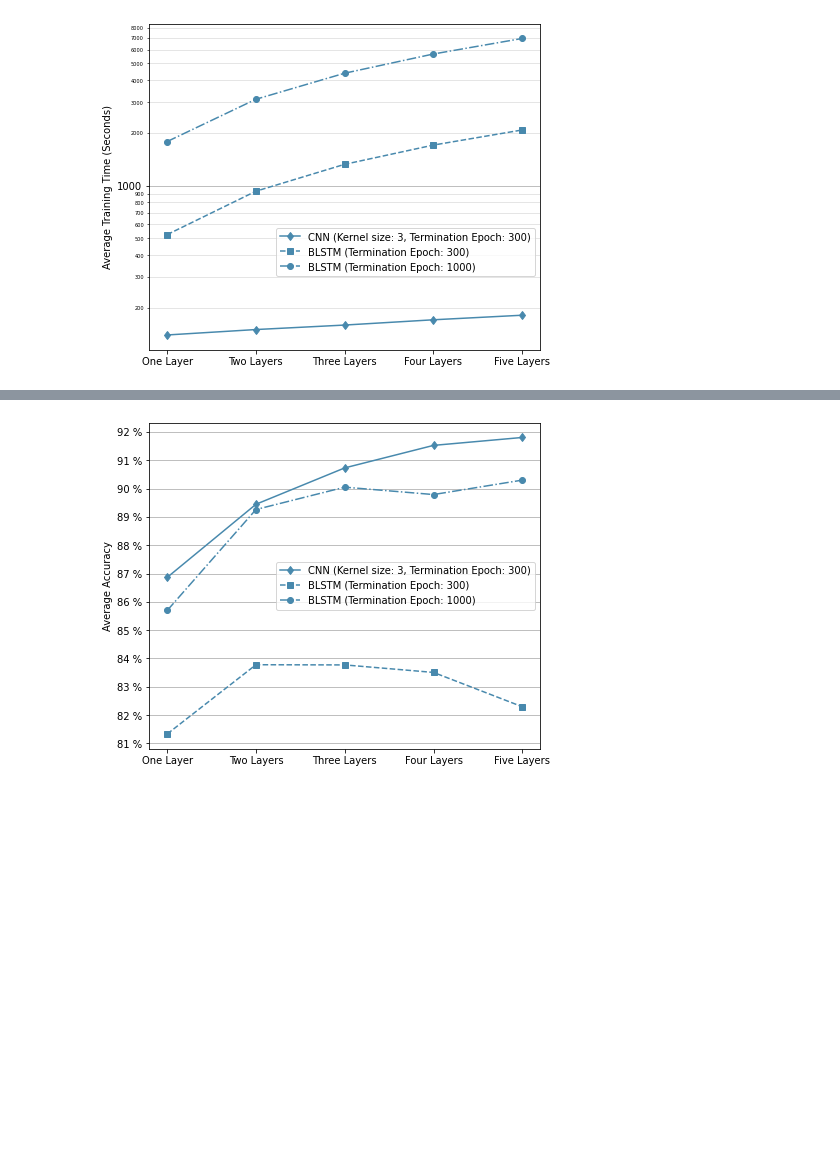
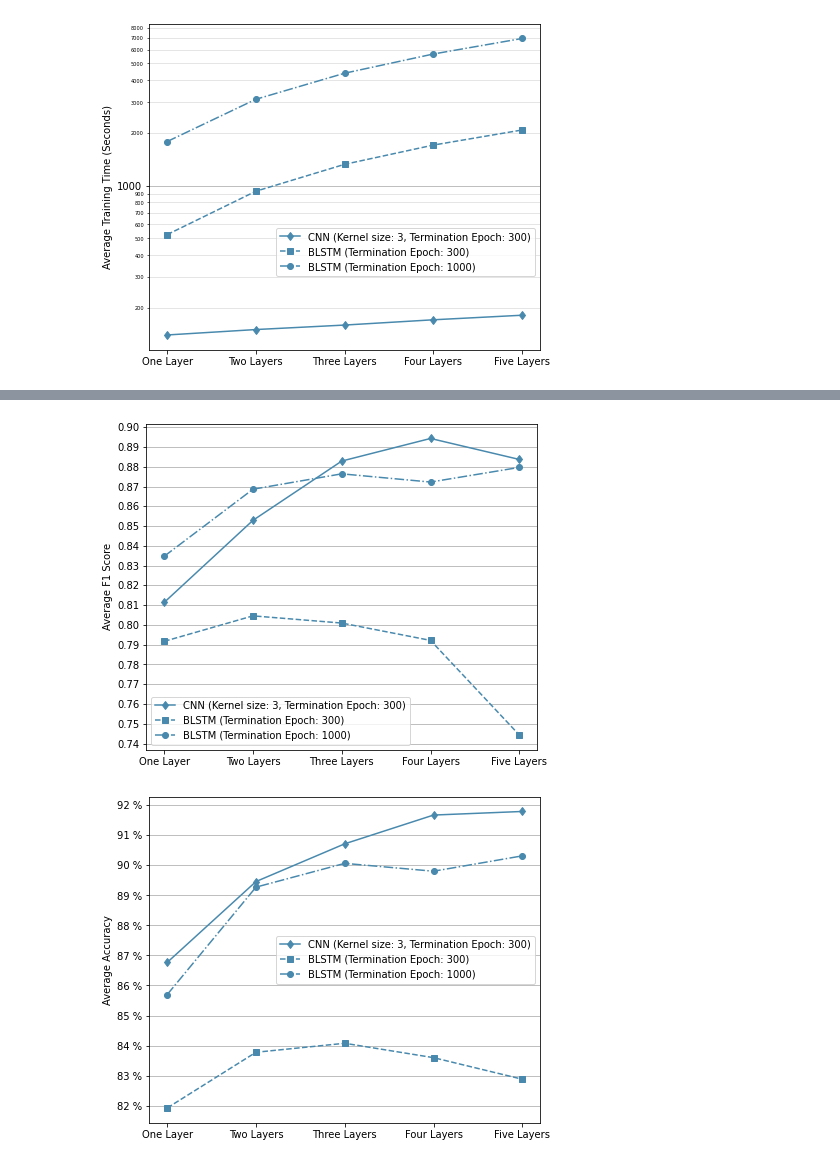
Before and after one commit to metubin712/DeepSpliceDetectors, a Jupyter notebook: notebooks/create_plots.ipynb, the cells around one changed output, grey strips where cells are left out. Cells and saved outputs as stored; diff of their text form; code cells hidden in the pictures; blank space fills up the shorter version.

```diff
--- a/notebooks/create_plots.ipynb
+++ b/notebooks/create_plots.ipynb
@@ -528,0 +530,20 @@ blstm_ext_time = [blstm1_train_time, blstm2_train_time, blstm3_train_time, blstm
+# %%
+f1_data_layer_1 = get_f1_data_numpy(blstm1, 'valid')
+f1_data_layer_2 = get_f1_data_numpy(blstm2, 'valid')
+f1_data_layer_3 = get_f1_data_numpy(blstm3, 'valid')
+f1_data_layer_4 = get_f1_data_numpy(blstm4, 'valid')
+f1_data_layer_5 = get_f1_data_numpy(blstm5, 'valid')
+
+f1_mean_1 = np.max(np.mean(f1_data_layer_1, axis=0))
+f1_mean_2 = np.max(np.mean(f1_data_layer_2, axis=0))
+f1_mean_3 = np.max(np.mean(f1_data_layer_3, axis=0))
+f1_mean_4 = np.max(np.mean(f1_data_layer_4, axis=0))
+f1_mean_5 = np.max(np.mean(f1_data_layer_5, axis=0))
+f1_blstm_ext_arr_mean = [f1_mean_1, f1_mean_2, f1_mean_3, f1_mean_4, f1_mean_5]
+
+f1_max_1 = np.max(f1_data_layer_1)
+f1_max_2 = np.max(f1_data_layer_2)
+f1_max_3 = np.max(f1_data_layer_3)
+f1_max_4 = np.max(f1_data_layer_4)
+f1_max_5 = np.max(f1_data_layer_5)
+f1_blstm_ext_arr_max = [f1_max_1, f1_max_2, f1_max_3, f1_max_4, f1_max_5]
@@ -571,6 +594,23 @@ def plot_accuracy_per_layer(data, save=False):
         plt.savefig(save)
     else:
         plt.show()
+
+def plot_f1_per_layer(data, save=False):
+    fig = plt.figure(dpi=300 if HIGH_QUALITY_IMAGES else 72, figsize=(7, 6))
+    plt.xticks(x, labels, rotation='0')
+    plt.ylabel('Average F1 Score')
+    plt.rcParams['savefig.facecolor'] = 'w'
+    plt.grid(axis='y')
+    ax = fig.gca()
+    ax.set_yticks(np.arange(0, 1., 0.01))
+    #ax.yaxis.set_major_formatter(tick.FuncFormatter(lambda x,y: f'{y} %'))
+    for idx, item in enumerate(data):
+        plt.plot(item['list'], label=item['name'], color=colors[idx], linestyle=linestyles[idx], marker=markers[idx])
+    plt.legend()
+    if save:
+        plt.savefig(save)
+    else:
+        plt.show()
 # %% [markdown]
 Creating average per increasing layer plots
 # %%
@@ -594,9 +634,18 @@ plot_accuracy_per_layer(data, save='avg_acc.pdf')
+# %%
+data = [
+    {'name': 'CNN (Kernel size: 3, Termination Epoch: 300)' ,'list': f1_cnn_arr_mean},
+    {'name': 'BLSTM (Termination Epoch: 300)' ,'list': f1_blstm_arr_mean},
+    {'name': 'BLSTM (Termination Epoch: 1000)' ,'list': f1_blstm_ext_arr_mean}
+]
+plot_f1_per_layer(data, save='avg_f1.pdf')
+# %% [output]
+[figure, added]
 # %%
 data = [
-    {'name': 'CNN (Kernel size: 3, Termination Epoch: 300)' ,'list': cnn_arr_max},
-    {'name': 'BLSTM (Termination Epoch: 300)' ,'list': blstm_arr_max},
-    {'name': 'BLSTM (Termination Epoch: 1000)' ,'list': blstm_ext_arr_max}
+    {'name': 'CNN (Kernel size: 3, Termination Epoch: 300)' ,'list': acc_cnn_arr_max},
+    {'name': 'BLSTM (Termination Epoch: 300)' ,'list': acc_blstm_arr_max},
+    {'name': 'BLSTM (Termination Epoch: 1000)' ,'list': acc_blstm_ext_arr_max}
 ]
 plot_accuracy_per_layer(data)
 # %% [output]
-[figure, old version]
+[figure, new version]
```
Also changed, not shown: parts of 10 cells of this notebook.
